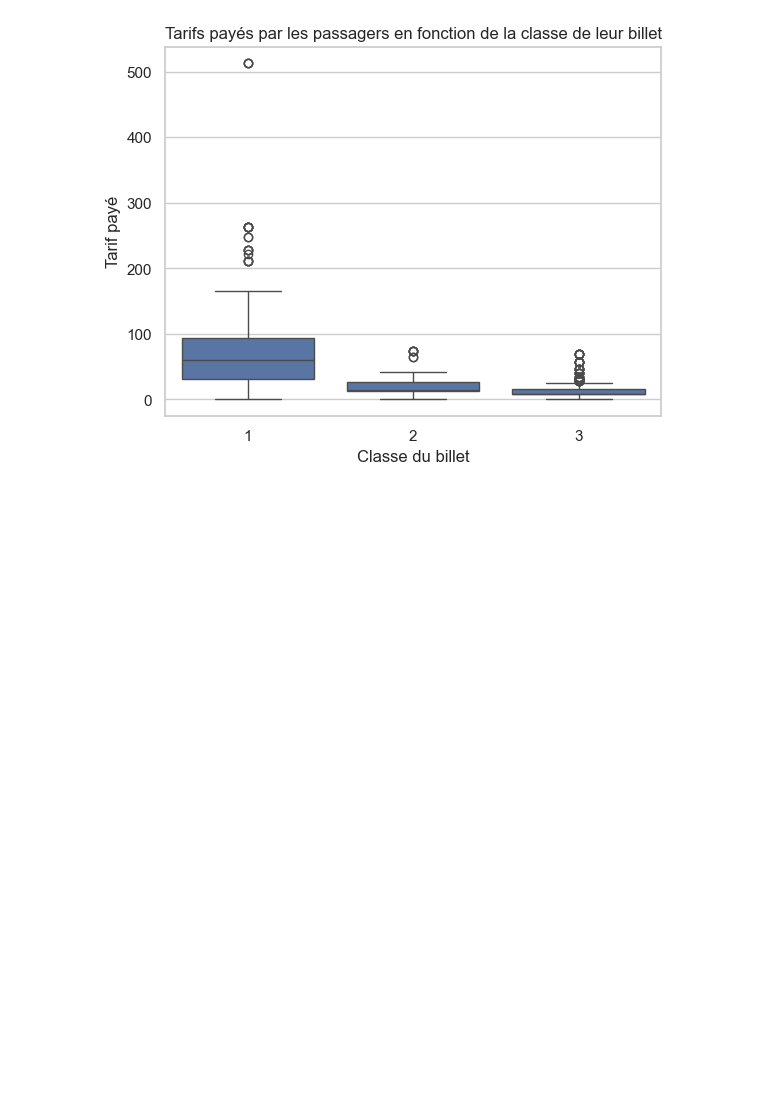
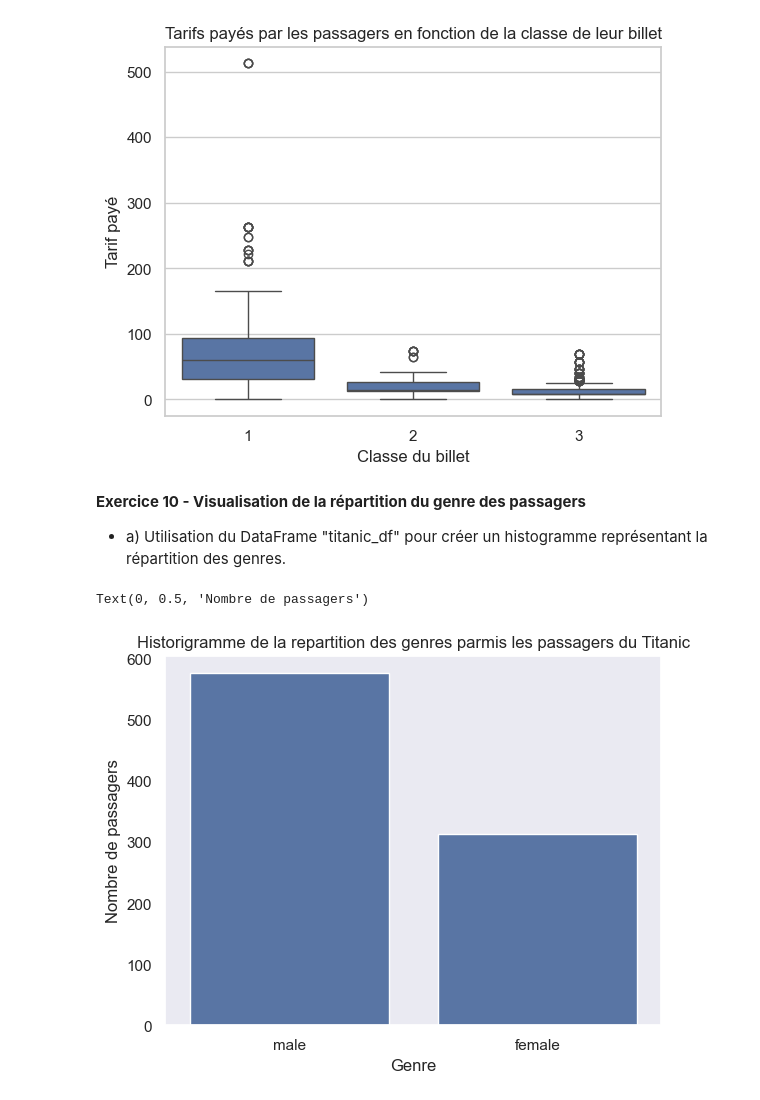
Before and after one commit to timdazayous/InitiationPython, a Jupyter notebook: Seaborn.ipynb, the cells around one changed output. Saved outputs shown, nothing was run; the diff lists cells and outputs as text; code cells hidden in the pictures; blank space fills up the shorter version.

```diff
--- a/Seaborn.ipynb
+++ b/Seaborn.ipynb
@@ -285,3 +285,18 @@ plt.show
 # %% [output]
 <function matplotlib.pyplot.show(close=None, block=None)>
 [figure]
+# %% [markdown]
+**Exercice 10 - Visualisation de la répartition du genre des passagers**
+* a) Utilisation du DataFrame "titanic_df" pour créer un histogramme représentant la répartition des genres.
+# %%
+sns.set(style='dark')
+
+# countplot des genres car le genre est une variable categorique car countplot compte le nombre de passagers par categorie
+sns.countplot(data = titanic_df, x = titanic_df['Sex'].dropna())
+
+plt.title('Historigramme de la repartition des genres parmis les passagers du Titanic')
+plt.xlabel('Genre')
+plt.ylabel('Nombre de passagers')
+# %% [output]
+Text(0, 0.5, 'Nombre de passagers')
+[figure, added]
```
Also changed, not shown: parts of 4 cells of this notebook.
